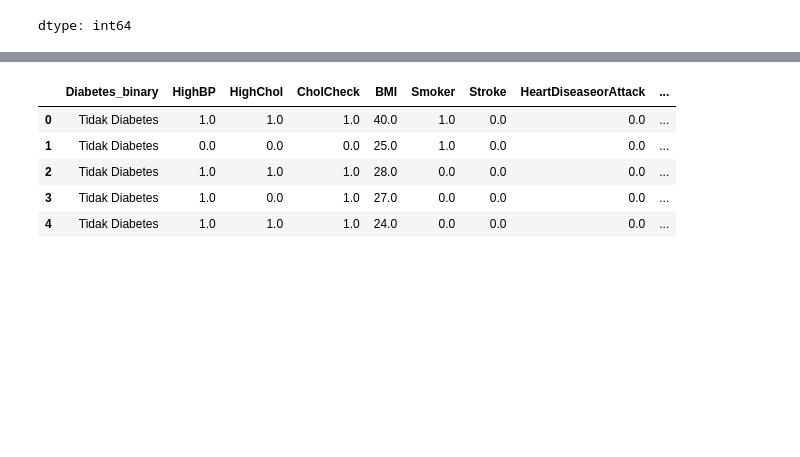
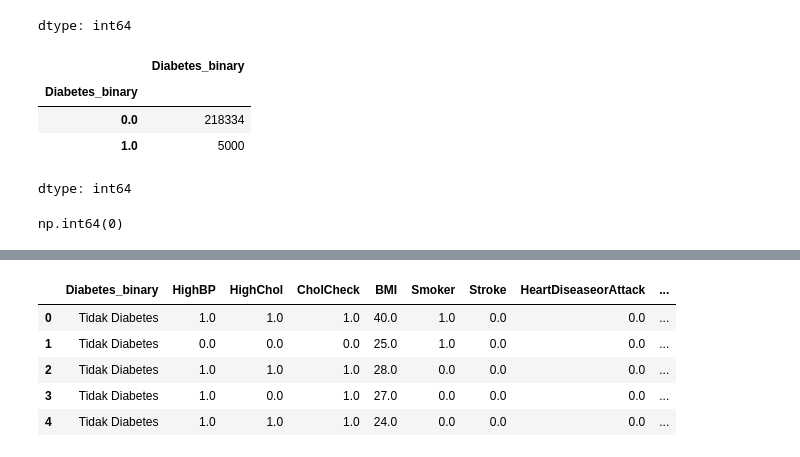
Before and after one commit to Ariqueeezz/MachineLearningProject, a Jupyter notebook: DTC_DiabetesPrediction.ipynb, the cells around one changed output, grey strips where cells are left out. Drawn from its saved outputs; the diff is of its cells as text; code cells hidden in the pictures; blank space fills up the shorter version.

```diff
--- a/DTC_DiabetesPrediction.ipynb
+++ b/DTC_DiabetesPrediction.ipynb
@@ -85,0 +90,12 @@ dtype: int64
+# %%
+data.groupby('Diabetes_binary')['Diabetes_binary'].count()
+# %% [output]
+|  | Diabetes_binary |
+| Diabetes_binary |  |
+| 0.0 | 218334 |
+| 1.0 | 5000 |
+dtype: int64
+# %%
+data.isnull().sum().sum()
+# %% [output]
+np.int64(0)
```
Also changed, not shown: parts of 19 cells of this notebook.
